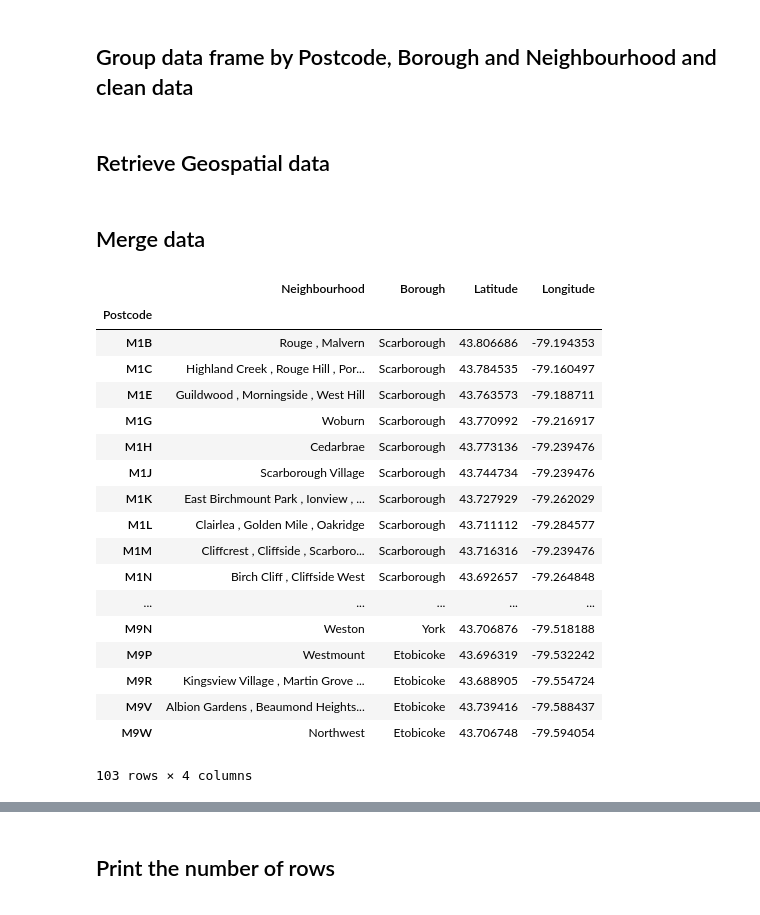
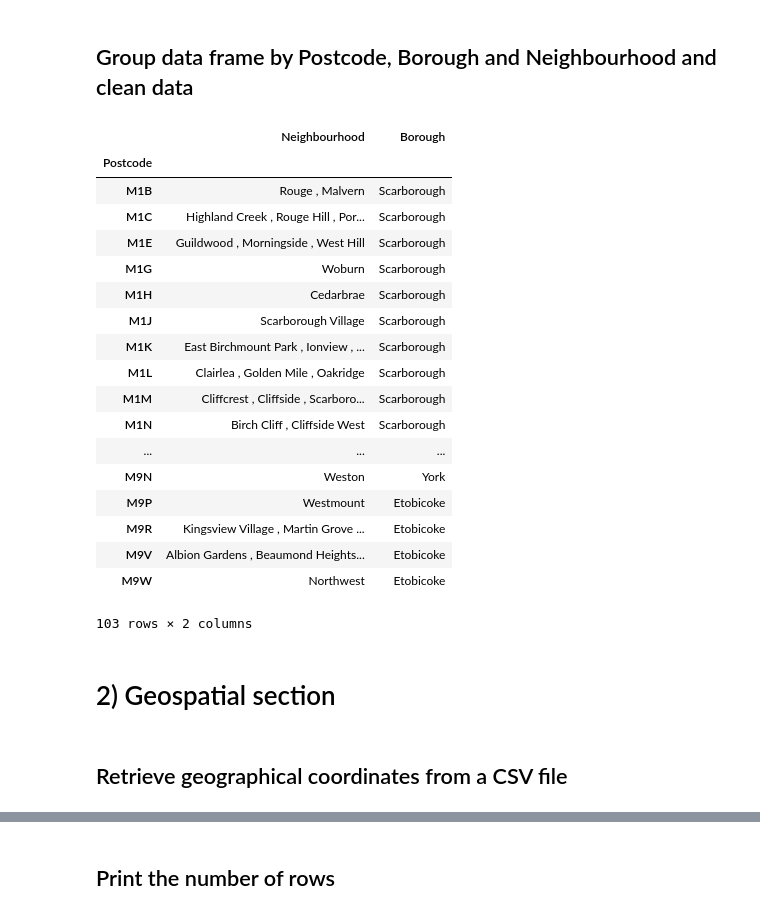
Before and after one commit to arielsoler/Coursera_Capstone, a Jupyter notebook: Segmenting and Clustering Neighborhoods in Toronto.ipynb, the cells around one changed output, grey strips where cells are left out. Drawn from its saved outputs; the diff is of its cells as text; code cells hidden in the pictures.

```diff
--- a/Segmenting and Clustering Neighborhoods in Toronto.ipynb
+++ b/Segmenting and Clustering Neighborhoods in Toronto.ipynb
@@ -68,22 +68,44 @@ tpd['Neighbourhood'] = tpd['Neighbourhood'].str.replace('\n',' ')
 # %%
 #tpd.groupby('Postcode')['Neighbourhood'].apply(list)
 #tpd.groupby('Postcode').agg(lambda x: tuple(x))
 
 #Group data
 tpd_group = tpd.groupby(by='Postcode').agg({'Borough LIST':lambda x: list(x),'Neighbourhood':lambda x: list(x)},as_index=False)
 
 #Create new column with first value from the list
 tpd_group['Borough'] = tpd_group["Borough LIST"].str[0]
 
 #Remove old column
 tpd_group.drop(['Borough LIST'], axis=1, inplace=True)
 
 # Convert List to a String
 tpd_group['Neighbourhood'] = tpd_group.Neighbourhood.apply(', '.join)
 
-#tpd_group
+tpd_group
+# %% [output]
+|  | Neighbourhood | Borough |
+| Postcode |  |  |
+| M1B | Rouge , Malvern | Scarborough |
+| M1C | Highland Creek , Rouge Hill , Por... | Scarborough |
+| M1E | Guildwood , Morningside , West Hill | Scarborough |
+| M1G | Woburn | Scarborough |
+| M1H | Cedarbrae | Scarborough |
+| M1J | Scarborough Village | Scarborough |
+| M1K | East Birchmount Park , Ionview , ... | Scarborough |
+| M1L | Clairlea , Golden Mile , Oakridge | Scarborough |
+| M1M | Cliffcrest , Cliffside , Scarboro... | Scarborough |
+| M1N | Birch Cliff , Cliffside West | Scarborough |
+| ... | ... | ... |
+| M9N | Weston | York |
+| M9P | Westmount | Etobicoke |
+| M9R | Kingsview Village , Martin Grove ... | Etobicoke |
+| M9V | Albion Gardens , Beaumond Heights... | Etobicoke |
+| M9W | Northwest | Etobicoke |
+103 rows × 2 columns
 # %% [markdown]
-## Retrieve Geospatial data
+# 2) Geospatial section
+# %% [markdown]
+## Retrieve geographical coordinates from a CSV file
 # %%
 df_geo = pd.DataFrame(pd.read_csv('https://cocl.us/Geospatial_data'))
 df_geo=df_geo.rename(columns = {'Postal Code':'Postcode'})
@@ -92,24 +112,0 @@ df_geo.set_index('Postcode',inplace=True)
-# %% [markdown]
-## Merge data
-# %%
-tpd_group.join(df_geo)
-# %% [output]
-|  | Neighbourhood | Borough | Latitude | Longitude |
-| Postcode |  |  |  |  |
-| M1B | Rouge , Malvern | Scarborough | 43.806686 | -79.194353 |
-| M1C | Highland Creek , Rouge Hill , Por... | Scarborough | 43.784535 | -79.160497 |
-| M1E | Guildwood , Morningside , West Hill | Scarborough | 43.763573 | -79.188711 |
-| M1G | Woburn | Scarborough | 43.770992 | -79.216917 |
-| M1H | Cedarbrae | Scarborough | 43.773136 | -79.239476 |
-| M1J | Scarborough Village | Scarborough | 43.744734 | -79.239476 |
-| M1K | East Birchmount Park , Ionview , ... | Scarborough | 43.727929 | -79.262029 |
-| M1L | Clairlea , Golden Mile , Oakridge | Scarborough | 43.711112 | -79.284577 |
-| M1M | Cliffcrest , Cliffside , Scarboro... | Scarborough | 43.716316 | -79.239476 |
-| M1N | Birch Cliff , Cliffside West | Scarborough | 43.692657 | -79.264848 |
-| ... | ... | ... | ... | ... |
-| M9N | Weston | York | 43.706876 | -79.518188 |
-| M9P | Westmount | Etobicoke | 43.696319 | -79.532242 |
-| M9R | Kingsview Village , Martin Grove ... | Etobicoke | 43.688905 | -79.554724 |
-| M9V | Albion Gardens , Beaumond Heights... | Etobicoke | 43.739416 | -79.588437 |
-| M9W | Northwest | Etobicoke | 43.706748 | -79.594054 |
-103 rows × 4 columns
```
Also changed, not shown: parts of 18 cells of this notebook.
